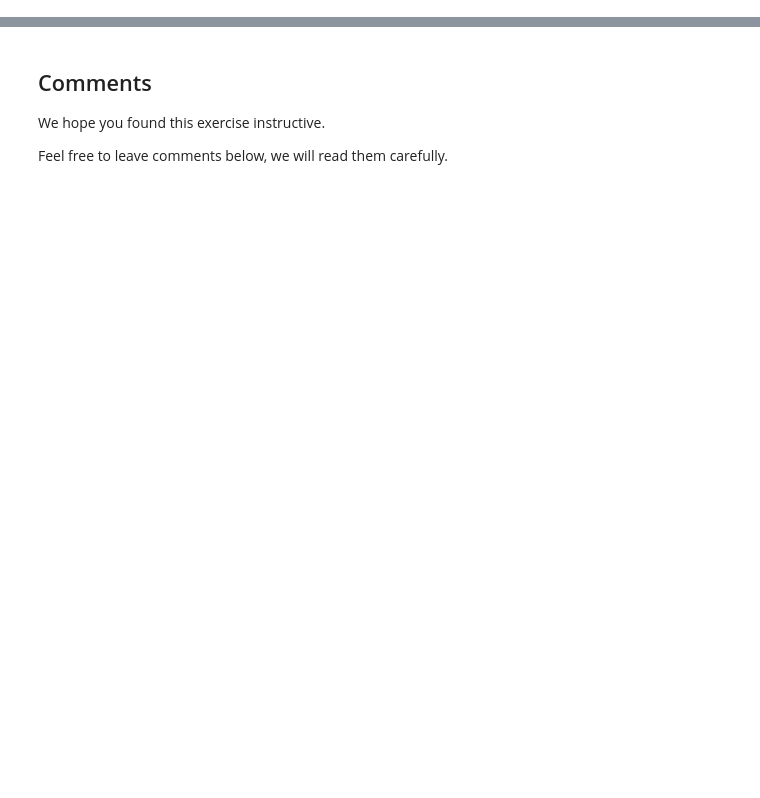
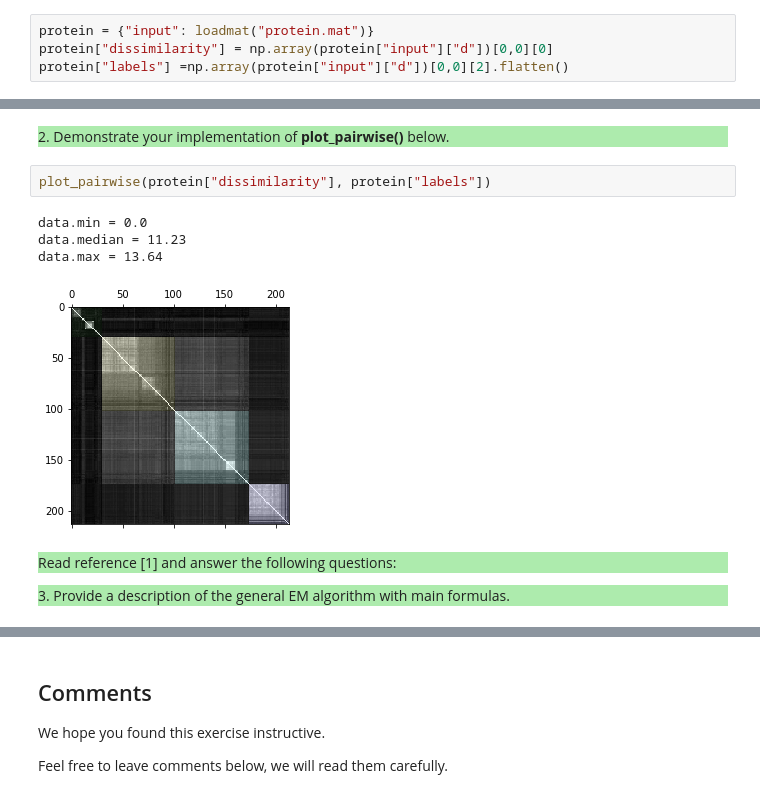
Before and after one commit to bosho86/StatisticalLearningTheory, a Jupyter notebook: slt-ce-5.ipynb, the cells around one changed output, grey strips where cells are left out. Drawn from its saved outputs; the diff is of its cells as text; blank space fills up the shorter version.

```diff
--- a/slt-ce-5.ipynb
+++ b/slt-ce-5.ipynb
@@ -476,0 +74,4 @@ Please, write here your explanations, observation and thoughts about results of
+# %%
+protein = {"input": loadmat("protein.mat")}
+protein["dissimilarity"] = np.array(protein["input"]["d"])[0,0][0]
+protein["labels"] =np.array(protein["input"]["d"])[0,0][2].flatten()
@@ -476,0 +163,18 @@ Please, write here your explanations, observation and thoughts about results of
+# %% [markdown]
+<p style="background-color:#adebad;">
+    2. Demonstrate your implementation of <b> plot_pairwise() </b> below.
+</p>
+# %%
+plot_pairwise(protein["dissimilarity"], protein["labels"])
+# %% [output]
+data.min = 0.0
+data.median = 11.23
+data.max = 13.64
+[figure, added]
+# %% [markdown]
+<p style="background-color:#adebad;">
+Read reference [1] and answer the following questions:
+</p>
+<p style="background-color:#adebad;">
+3. Provide a description of the general EM algorithm with main formulas. <br>
+</p>
```
Also changed, not shown: parts of 106 cells of this notebook, 13 other files.
